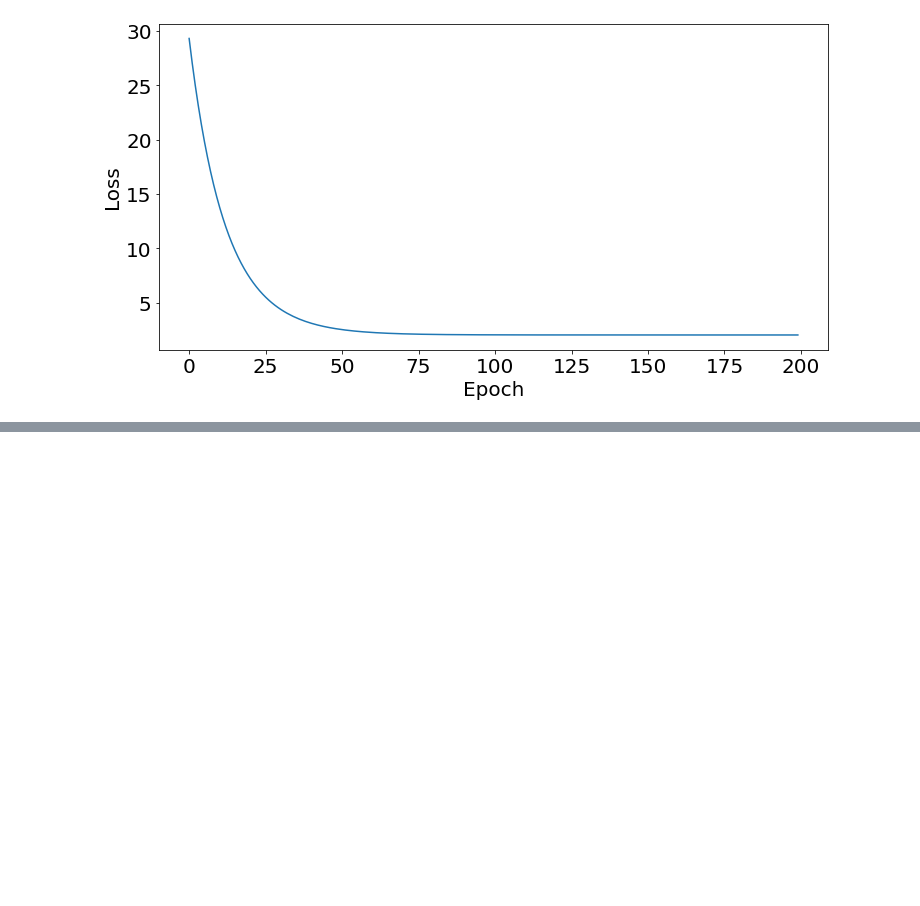
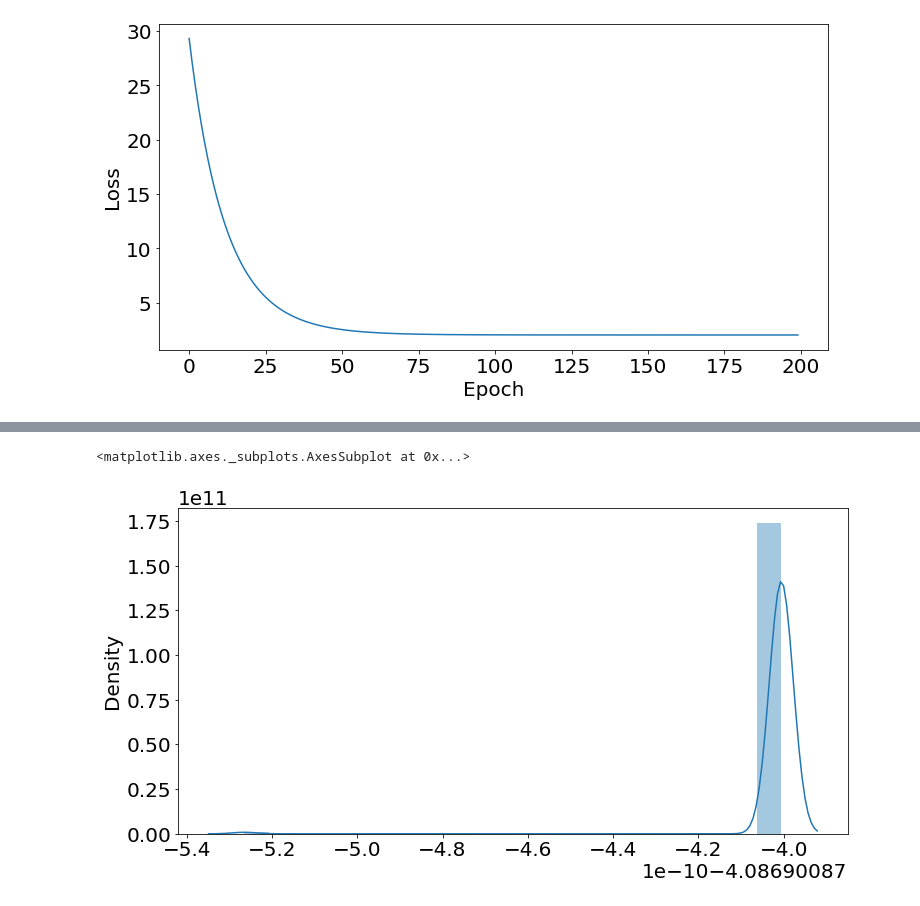
Before and after one commit to radical-collaboration/PaleoSTeHM, a Jupyter notebook: Tutorials/1. Introduction/3. Analysis Choice.ipynb, the cells around one changed output, grey strips where cells are left out. Cells and saved outputs as stored; diff of their text form; code cells hidden in the pictures; blank space fills up the shorter version.

```diff
--- a/Tutorials/1. Introduction/3. Analysis Choice.ipynb
+++ b/Tutorials/1. Introduction/3. Analysis Choice.ipynb
@@ -205,0 +323,5 @@ Empirical Bayes may be viewed as an approximation to a fully Bayesian treatment
+# %%
+sns.distplot(hmc_samples['b'])
+# %% [output]
+<matplotlib.axes._subplots.AxesSubplot at 0x...>
+[figure, added]
```
Also changed, not shown: parts of 10 cells of this notebook, 2 other files.
